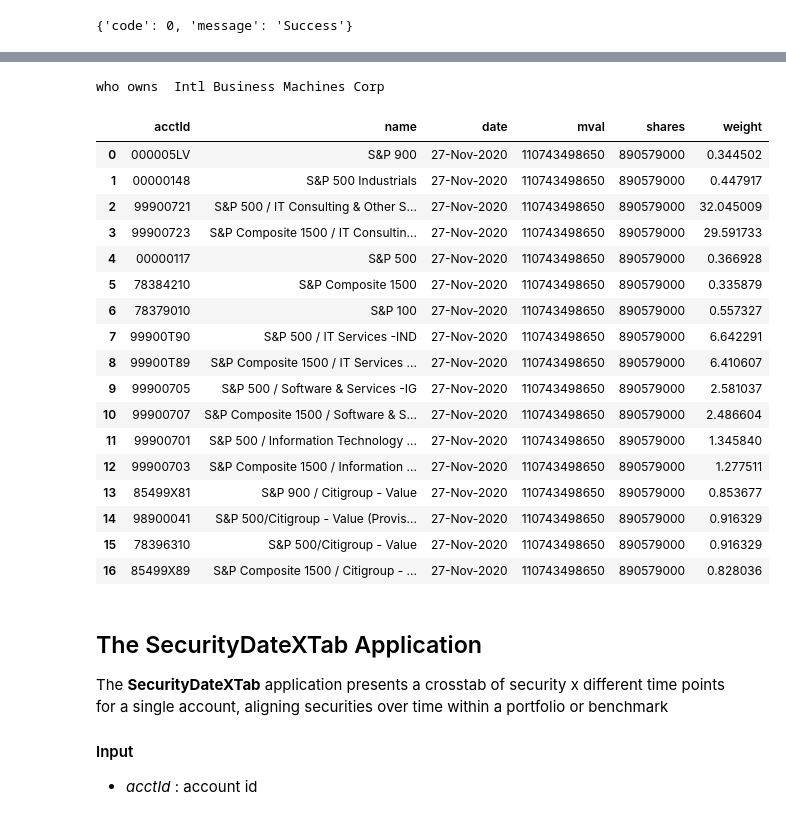
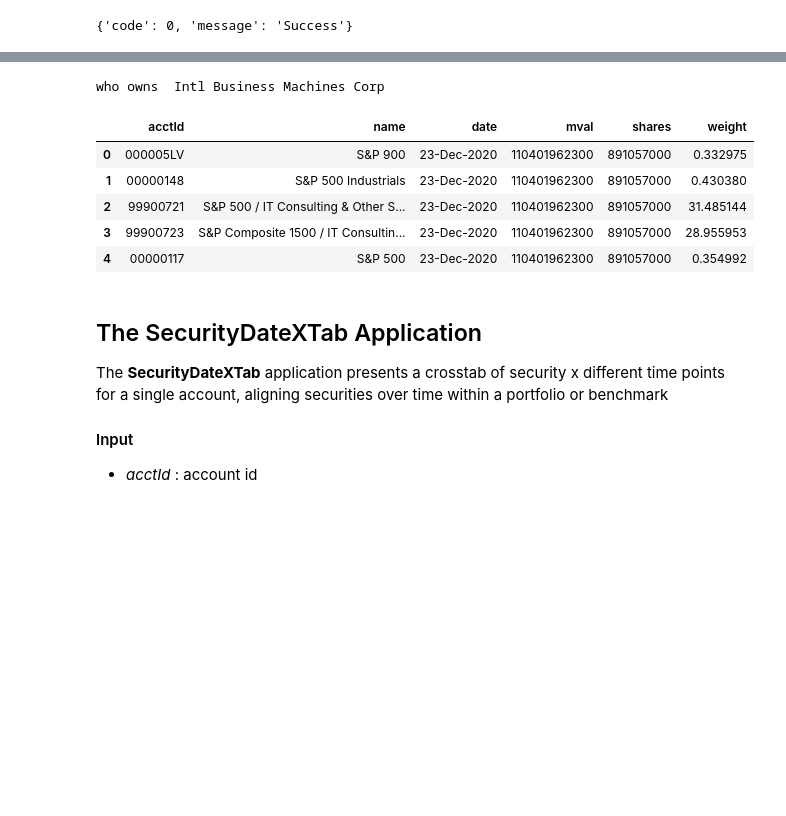
Before and after one commit to LeslieNewman/Vi-Py, a Jupyter notebook: py/VisionStoryBoard.ipynb, the cells around one changed output, grey strips where cells are left out. Cells and saved outputs as stored; diff of their text form; code cells hidden in the pictures; blank space fills up the shorter version.

```diff
--- a/py/VisionStoryBoard.ipynb
+++ b/py/VisionStoryBoard.ipynb
@@ -382,28 +367,16 @@ response['response']
 # %%
 #--  Display in a nicer format
 print ("who owns ", response['response']['name'])
 data = response['response']['constituents']
-pd.DataFrame(data, columns = ["acctId", "name", "date", "mval", "shares", "weight"])
+pd.DataFrame(data, columns = ["acctId", "name", "date", "mval", "shares", "weight"]).head()
 # %% [output]
 who owns  Intl Business Machines Corp
 |  | acctId | name | date | mval | shares | weight |
-| 0 | 000005LV | S&P 900 | 27-Nov-2020 | 110743498650 | 890579000 | 0.344502 |
-| 1 | 00000148 | S&P 500 Industrials | 27-Nov-2020 | 110743498650 | 890579000 | 0.447917 |
-| 2 | 99900721 | S&P 500 / IT Consulting & Other S... | 27-Nov-2020 | 110743498650 | 890579000 | 32.045009 |
-| 3 | 99900723 | S&P Composite 1500 / IT Consultin... | 27-Nov-2020 | 110743498650 | 890579000 | 29.591733 |
-| 4 | 00000117 | S&P 500 | 27-Nov-2020 | 110743498650 | 890579000 | 0.366928 |
-| 5 | 78384210 | S&P Composite 1500 | 27-Nov-2020 | 110743498650 | 890579000 | 0.335879 |
-| 6 | 78379010 | S&P 100 | 27-Nov-2020 | 110743498650 | 890579000 | 0.557327 |
-| 7 | 99900T90 | S&P 500 / IT Services -IND | 27-Nov-2020 | 110743498650 | 890579000 | 6.642291 |
-| 8 | 99900T89 | S&P Composite 1500 / IT Services ... | 27-Nov-2020 | 110743498650 | 890579000 | 6.410607 |
-| 9 | 99900705 | S&P 500 / Software & Services -IG | 27-Nov-2020 | 110743498650 | 890579000 | 2.581037 |
-| 10 | 99900707 | S&P Composite 1500 / Software & S... | 27-Nov-2020 | 110743498650 | 890579000 | 2.486604 |
-| 11 | 99900701 | S&P 500 / Information Technology ... | 27-Nov-2020 | 110743498650 | 890579000 | 1.345840 |
-| 12 | 99900703 | S&P Composite 1500 / Information ... | 27-Nov-2020 | 110743498650 | 890579000 | 1.277511 |
-| 13 | 85499X81 | S&P 900 / Citigroup - Value | 27-Nov-2020 | 110743498650 | 890579000 | 0.853677 |
-| 14 | 98900041 | S&P 500/Citigroup - Value (Provis... | 27-Nov-2020 | 110743498650 | 890579000 | 0.916329 |
-| 15 | 78396310 | S&P 500/Citigroup - Value | 27-Nov-2020 | 110743498650 | 890579000 | 0.916329 |
-| 16 | 85499X89 | S&P Composite 1500 / Citigroup - ... | 27-Nov-2020 | 110743498650 | 890579000 | 0.828036 |
+| 0 | 000005LV | S&P 900 | 23-Dec-2020 | 110401962300 | 891057000 | 0.332975 |
+| 1 | 00000148 | S&P 500 Industrials | 23-Dec-2020 | 110401962300 | 891057000 | 0.430380 |
+| 2 | 99900721 | S&P 500 / IT Consulting & Other S... | 23-Dec-2020 | 110401962300 | 891057000 | 31.485144 |
+| 3 | 99900723 | S&P Composite 1500 / IT Consultin... | 23-Dec-2020 | 110401962300 | 891057000 | 28.955953 |
+| 4 | 00000117 | S&P 500 | 23-Dec-2020 | 110401962300 | 891057000 | 0.354992 |
 # %% [markdown]
 ## The SecurityDateXTab Application
 
```
Also changed, not shown: parts of 13 cells of this notebook, 2 other files.
